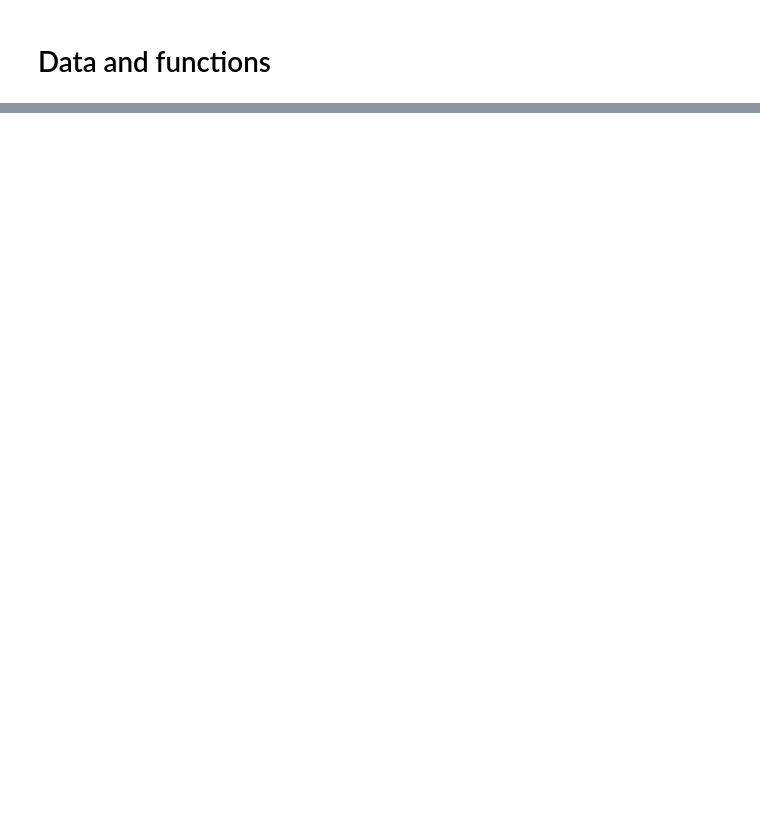
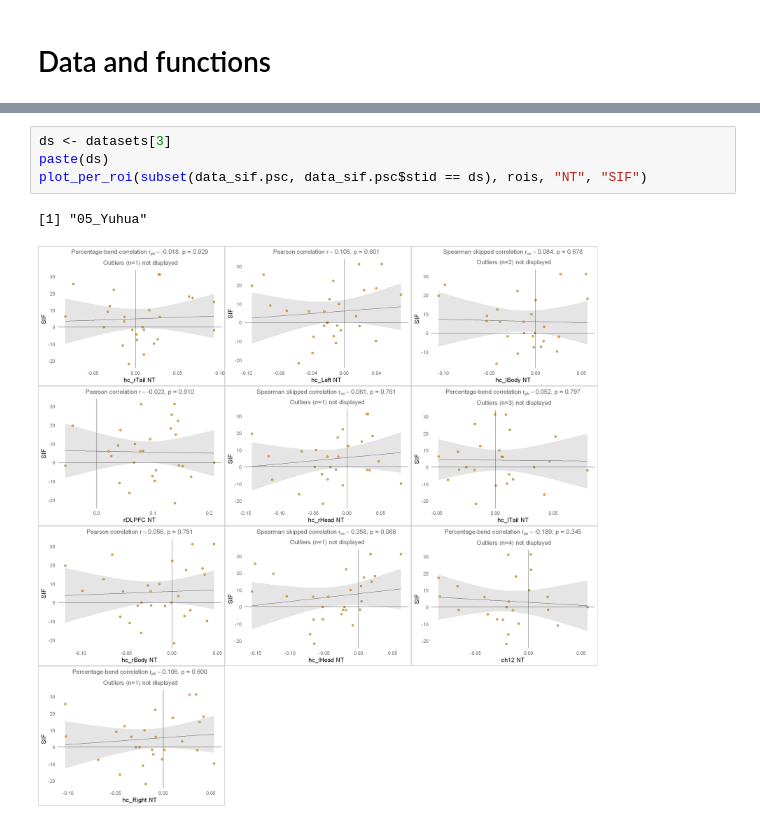
Before and after one commit to dcdace/TNT-Mega-Analysis, a Jupyter notebook: psc-behaviour.ipynb, the cells around one changed output, grey strips where cells are left out. Cells and saved outputs as stored; diff of their text form; blank space fills up the shorter version.

```diff
--- a/psc-behaviour.ipynb
+++ b/psc-behaviour.ipynb
@@ -225,0 +127,7 @@ plotCorrelation(x, y,"NT","SIF",corRes, 1.8, 11, outliers, plotoutliers = FALSE)
+# %%
+ds <- datasets[3]
+paste(ds)
+plot_per_roi(subset(data_sif.psc, data_sif.psc$stid == ds), rois, "NT", "SIF")
+# %% [output]
+[1] "05_Yuhua"
+[figure, added]
```
Also changed, not shown: parts of 40 cells of this notebook.
